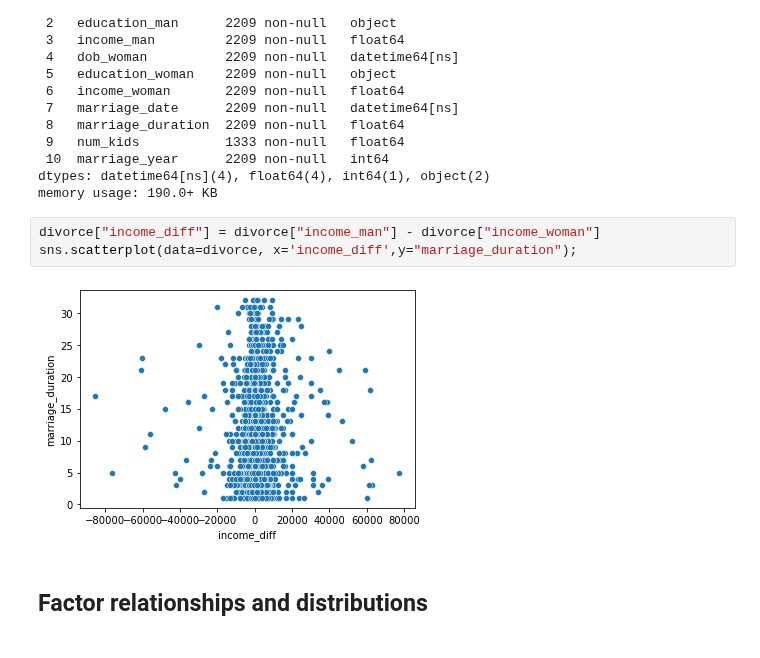
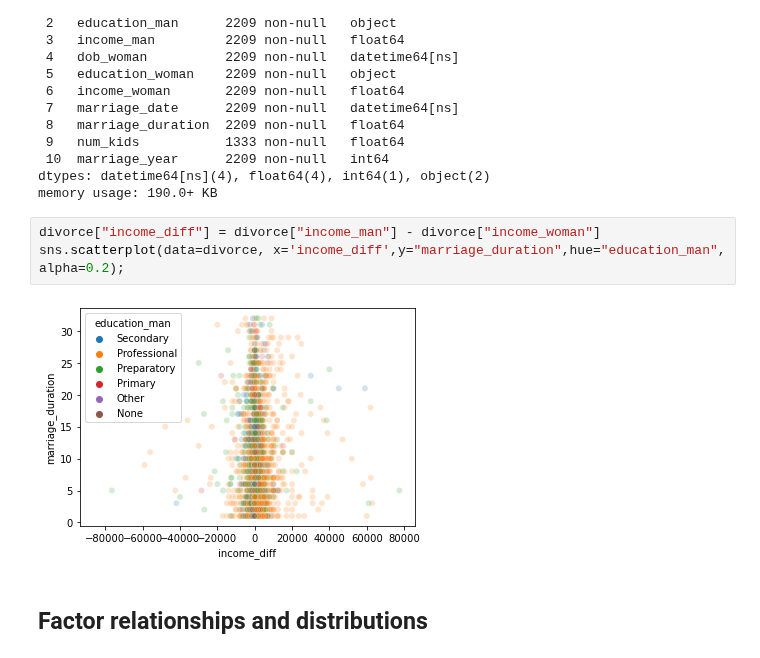
Before and after one commit to ecuerbo/pyprac, a Jupyter notebook: datacamp/exploratory-data-analysis.ipynb, the cells around one changed output. Drawn from its saved outputs; the diff is of its cells as text.

```diff
--- a/datacamp/exploratory-data-analysis.ipynb
+++ b/datacamp/exploratory-data-analysis.ipynb
@@ -700,9 +700,9 @@ dtypes: datetime64[ns](4), float64(4), int64(1), object(2)
 memory usage: 190.0+ KB
 # %%
 divorce["income_diff"] = divorce["income_man"] - divorce["income_woman"]
-sns.scatterplot(data=divorce, x='income_diff',y="marriage_duration");
+sns.scatterplot(data=divorce, x='income_diff',y="marriage_duration",hue="education_man", alpha=0.2);
 # %% [output]
-[figure, old version]
+[figure, new version]
 # %% [markdown]
 ## Factor relationships and distributions
 # %%
```
Also changed, not shown: parts of 7 cells of this notebook.
